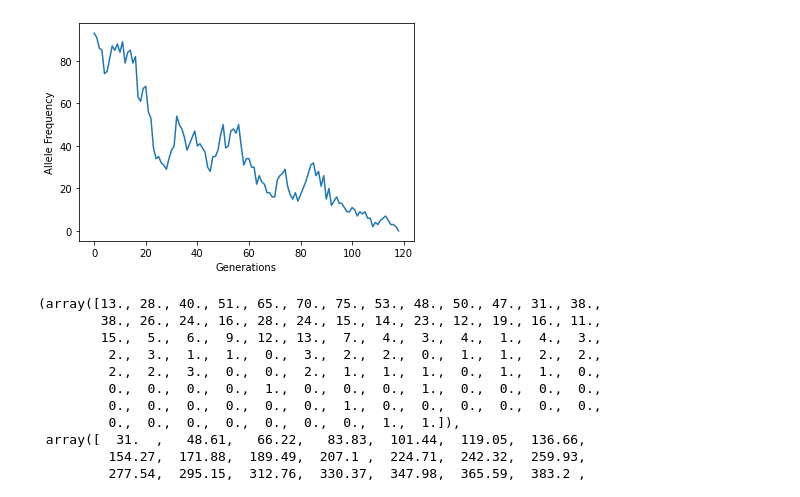
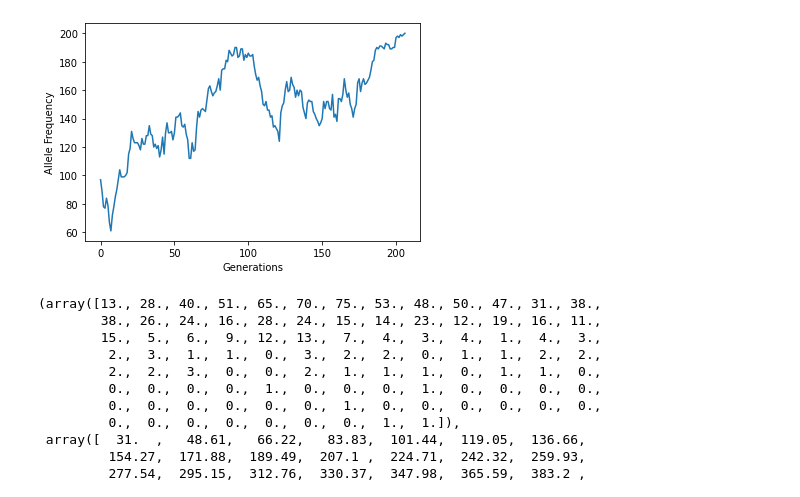
Before and after one commit to baolinger/qbb2021-answers, a Jupyter notebook: QuantBioLab/Week8/Olinger_Week8.ipynb, the cells around one changed output. Saved outputs shown, nothing was run; the diff lists cells and outputs as text; code cells hidden in the pictures.

```diff
--- a/QuantBioLab/Week8/Olinger_Week8.ipynb
+++ b/QuantBioLab/Week8/Olinger_Week8.ipynb
@@ -18,16 +18,16 @@ def all_freq(size,freq):
 # %%
 #2) Write a function that plots the allele frequency versus generation for the entirety of your simulation.
 #Produce such a plot for one of your simulations. Make sure you label your axes.
 def plot_freq(freq_list):
     plt.plot(freq_list)
     plt.xlabel("Generations")
     plt.ylabel("Allele Frequency")
     plt.show()
-#produce an example plot with 100 population and 90 allele frequency
-fl1 = all_freq(100,90)
+#produce an example plot with 100 population and 100 (0.5) allele frequency
+fl1 = all_freq(100,100)
 plot_freq(fl1)
 # %% [output]
-[figure, old version]
+[figure, new version]
 # %%
 #3) For a starting allele frequency of 0.5, and a population size of 100,
 #produce a histogram with density showing time to fixation over (at least) 1000 trials.
```
